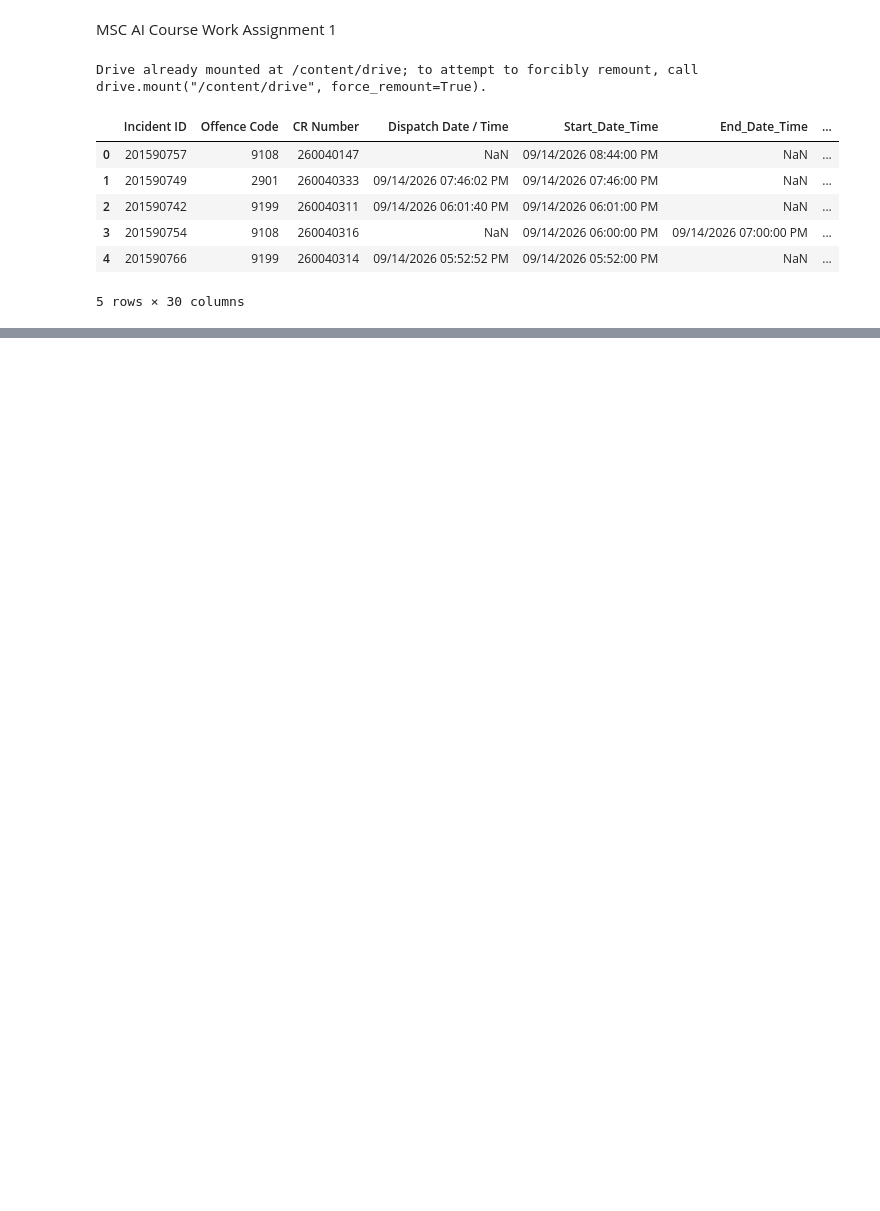
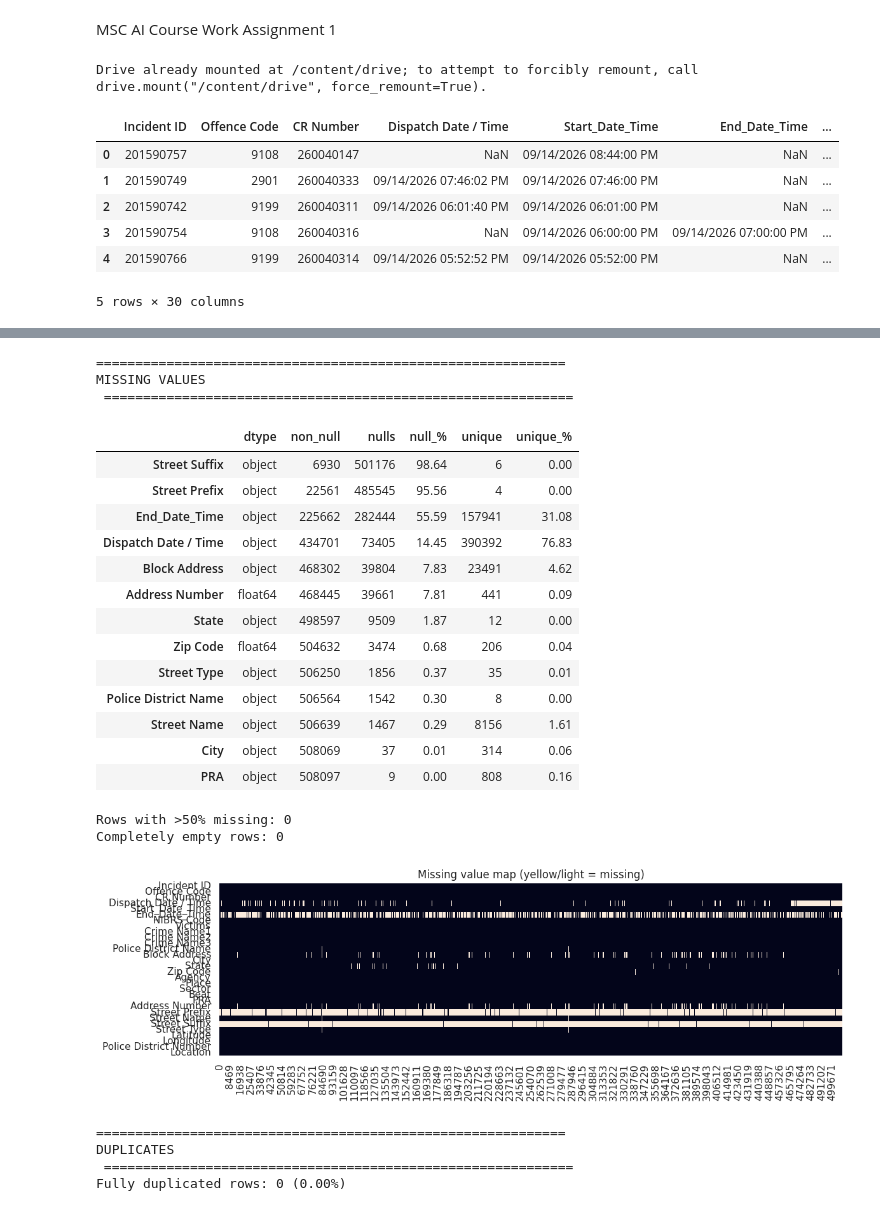
Before and after one commit to klsay/mscai, a Jupyter notebook: MSC_AI_Course_Work_Assignment_1.ipynb, the cells around one changed output, grey strips where cells are left out. Drawn from its saved outputs; the diff is of its cells as text; code cells hidden in the pictures; blank space fills up the shorter version.

Commit message:
Updated on the pre data checks

```diff
--- a/MSC_AI_Course_Work_Assignment_1.ipynb
+++ b/MSC_AI_Course_Work_Assignment_1.ipynb
@@ -32,0 +92,9 @@ df.head()
+# %%
+# Drop 100% empty or redundant columns if present
+empty_cols = [col for col in df.columns if df[col].isnull().sum() == len(df)]
+
+if empty_cols:
+  df = df.drop(columns=empty_cols)
+  print(f"\nDropped empty columns: {empty_cols}")
+
+print("\nData pre-check and cleaning pipeline completed successfully!")
@@ -32,0 +103,10 @@ df.head()
+# %%
+overview = pd.DataFrame({
+    "dtype": df.dtypes.astype(str),
+    "non_null": df.notna().sum(),
+    "nulls": df.isna().sum(),
+    "null_%": (df.isna().mean() * 100).round(2),
+    "unique": df.nunique(),
+    "unique_%": (df.nunique() / len(df) * 100).round(2),
+})
+display(overview)
@@ -32,0 +140,53 @@ df.head()
+# %%
+print("=" * 60, "\nMISSING VALUES\n", "=" * 60)
+missing = overview[overview["nulls"] > 0].sort_values("nulls", ascending=False)
+display(missing if len(missing) else "No missing values")
+
+# Rows with many nulls
+row_nulls = df.isna().sum(axis=1)
+print(f"Rows with >50% missing: {(row_nulls > df.shape[1] * 0.5).sum()}")
+print(f"Completely empty rows: {(row_nulls == df.shape[1]).sum()}")
+
+# Missingness chart
+if df.isna().any().any():
+    plt.figure(figsize=(12, 4))
+    sns.heatmap(df.isna().T, cbar=False, yticklabels=True)
+    plt.title("Missing value map (yellow/light = missing)")
+    plt.show()
+
+print("\n" + "=" * 60, "\nDUPLICATES\n", "=" * 60)
+dup_full = df.duplicated().sum()
+print(f"Fully duplicated rows: {dup_full:,} ({dup_full / len(df):.2%})")
+if dup_full:
+    display(df[df.duplicated(keep=False)].sort_values(list(df.columns)).head(20))
+
+# Likely ID columns (near-unique) - check for duplicates in them
+for c in df.columns:
+    if df[c].nunique() / max(len(df), 1) > 0.95 and df[c].notna().any():
+        d = df[c].dropna().duplicated().sum()
+        print(f"Near-unique column '{c}': {d} duplicate values")
+# %% [output]
+============================================================
+MISSING VALUES
+ ============================================================
+|  | dtype | non_null | nulls | null_% | unique | unique_% |
+| Street Suffix | object | 6930 | 501176 | 98.64 | 6 | 0.00 |
+| Street Prefix | object | 22561 | 485545 | 95.56 | 4 | 0.00 |
+| End_Date_Time | object | 225662 | 282444 | 55.59 | 157941 | 31.08 |
+| Dispatch Date / Time | object | 434701 | 73405 | 14.45 | 390392 | 76.83 |
+| Block Address | object | 468302 | 39804 | 7.83 | 23491 | 4.62 |
+| Address Number | float64 | 468445 | 39661 | 7.81 | 441 | 0.09 |
+| State | object | 498597 | 9509 | 1.87 | 12 | 0.00 |
+| Zip Code | float64 | 504632 | 3474 | 0.68 | 206 | 0.04 |
+| Street Type | object | 506250 | 1856 | 0.37 | 35 | 0.01 |
+| Police District Name | object | 506564 | 1542 | 0.30 | 8 | 0.00 |
+| Street Name | object | 506639 | 1467 | 0.29 | 8156 | 1.61 |
+| City | object | 508069 | 37 | 0.01 | 314 | 0.06 |
+| PRA | object | 508097 | 9 | 0.00 | 808 | 0.16 |
+Rows with >50% missing: 0
+Completely empty rows: 0
+[figure, added]
+============================================================
+DUPLICATES
+ ============================================================
+Fully duplicated rows: 0 (0.00%)
```
Also changed, not shown: parts of 10 cells of this notebook.
